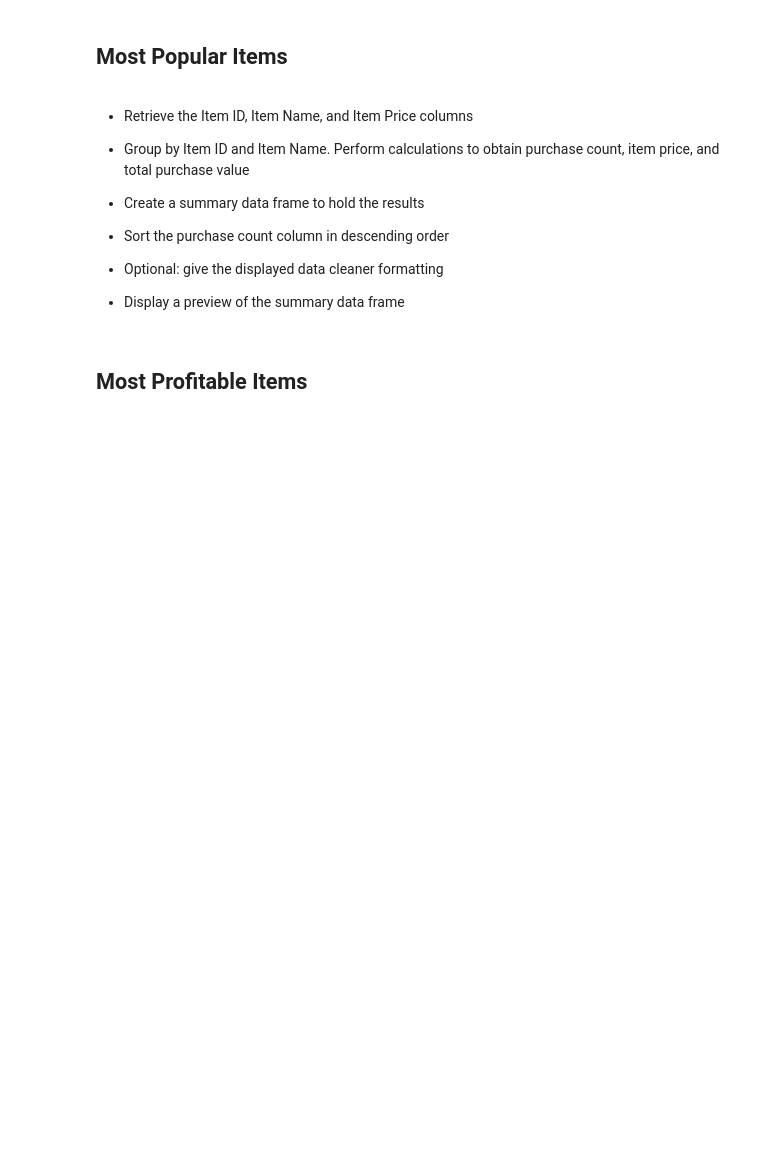
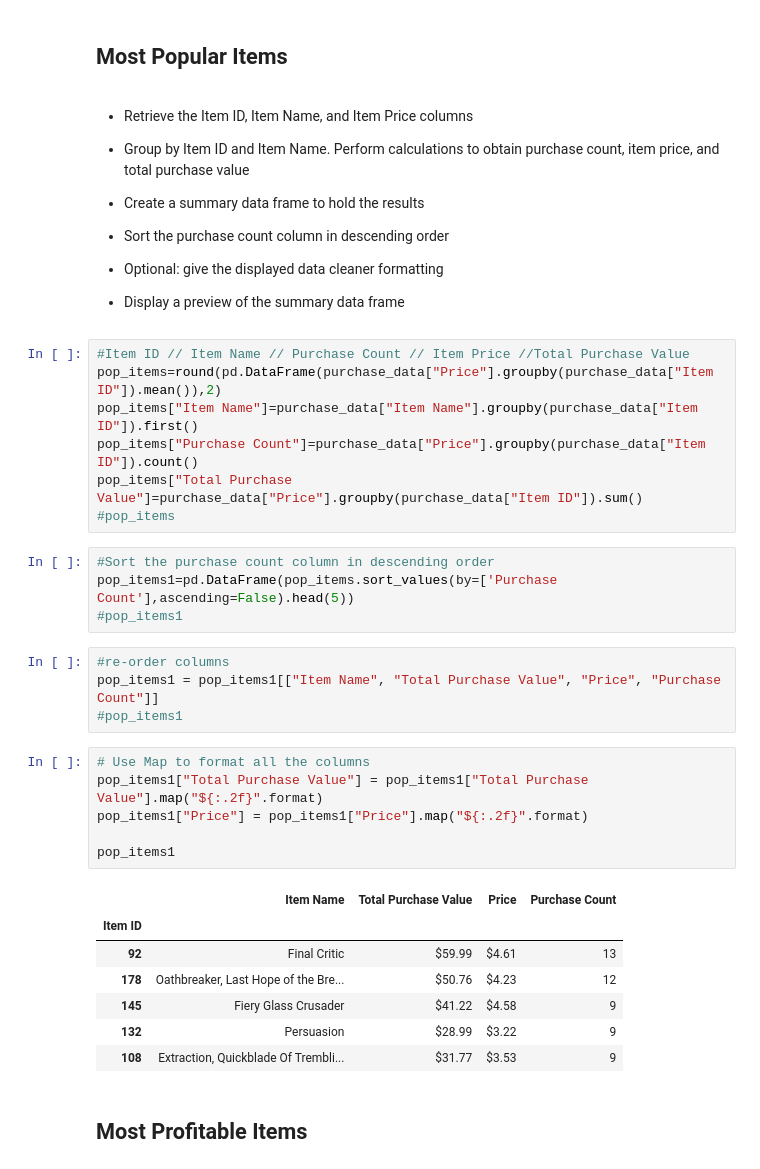
Before and after one commit to madeleine-tenenbaum/pandas-challenge, a Jupyter notebook: HeroesOfPymoli/HeroesOfPymoli_starter.ipynb, the cells around one changed output. Saved outputs shown, nothing was run; the diff lists cells and outputs as text; blank space fills up the shorter version.

```diff
--- a/HeroesOfPymoli/HeroesOfPymoli_starter.ipynb
+++ b/HeroesOfPymoli/HeroesOfPymoli_starter.ipynb
@@ -345,6 +372,35 @@ unique_players_age_df
 
 
 * Display a preview of the summary data frame
+# %%
+#Item ID // Item Name // Purchase Count // Item Price //Total Purchase Value
+pop_items=round(pd.DataFrame(purchase_data["Price"].groupby(purchase_data["Item ID"]).mean()),2)
+pop_items["Item Name"]=purchase_data["Item Name"].groupby(purchase_data["Item ID"]).first()
+pop_items["Purchase Count"]=purchase_data["Price"].groupby(purchase_data["Item ID"]).count()
+pop_items["Total Purchase Value"]=purchase_data["Price"].groupby(purchase_data["Item ID"]).sum()
+#pop_items
+# %%
+#Sort the purchase count column in descending order
+pop_items1=pd.DataFrame(pop_items.sort_values(by=['Purchase Count'],ascending=False).head(5))
+#pop_items1
+# %%
+#re-order columns
+pop_items1 = pop_items1[["Item Name", "Total Purchase Value", "Price", "Purchase Count"]]
+#pop_items1
+# %%
+# Use Map to format all the columns
+pop_items1["Total Purchase Value"] = pop_items1["Total Purchase Value"].map("${:.2f}".format)
+pop_items1["Price"] = pop_items1["Price"].map("${:.2f}".format)
+
+pop_items1
+# %% [output]
+|  | Item Name | Total Purchase Value | Price | Purchase Count |
+| Item ID |  |  |  |  |
+| 92 | Final Critic | $59.99 | $4.61 | 13 |
+| 178 | Oathbreaker, Last Hope of the Bre... | $50.76 | $4.23 | 12 |
+| 145 | Fiery Glass Crusader | $41.22 | $4.58 | 9 |
+| 132 | Persuasion | $28.99 | $3.22 | 9 |
+| 108 | Extraction, Quickblade Of Trembli... | $31.77 | $3.53 | 9 |
 # %% [markdown]
 ## Most Profitable Items
 # %% [markdown]
```
Also changed, not shown: parts of 33 cells of this notebook.
